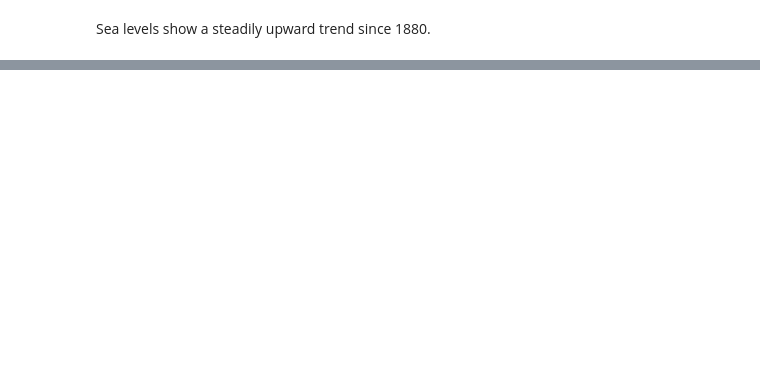
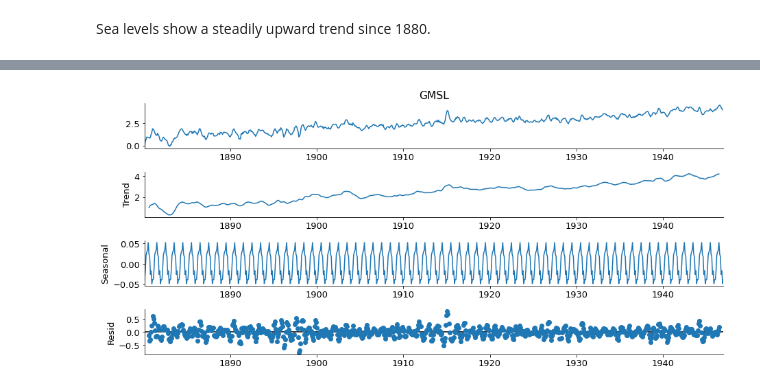
Before and after one commit to carlgriffin57/individual_project_time_series, a Jupyter notebook: Initial.ipynb, the cells around one changed output, grey strips where cells are left out. Cells and saved outputs as stored; diff of their text form; code cells hidden in the pictures; blank space fills up the shorter version.

```diff
--- a/Initial.ipynb
+++ b/Initial.ipynb
@@ -152,2 +133,0 @@ df
-# %%
-df['GMSL uncertainty'] = df['GMSL uncertainty'] / 25.4
@@ -175,0 +134,6 @@ df['GMSL'].plot()
+# %%
+df.index = pd.to_datetime(df.index)
+# %%
+# set train size to be 50% of total
+train_size = int(len(df) * 0.5)
+train_size
@@ -175,0 +160,7 @@ df['GMSL'].plot()
+# %%
+# train will go from 0 to 803
+train = df[:train_size]
+# validate will go from 804 to 1285
+validate = df[train_size:validate_end_index]
+# test will include 1286 to the end
+test = df[validate_end_index:]
@@ -175,0 +395,5 @@ df['GMSL'].plot()
+# %%
+sm.tsa.seasonal_decompose(train['GMSL'].resample('M').mean()).plot()
+plt.show()
+# %% [output]
+[figure, added]
```
Also changed, not shown: parts of 85 cells of this notebook, 2 other files.
